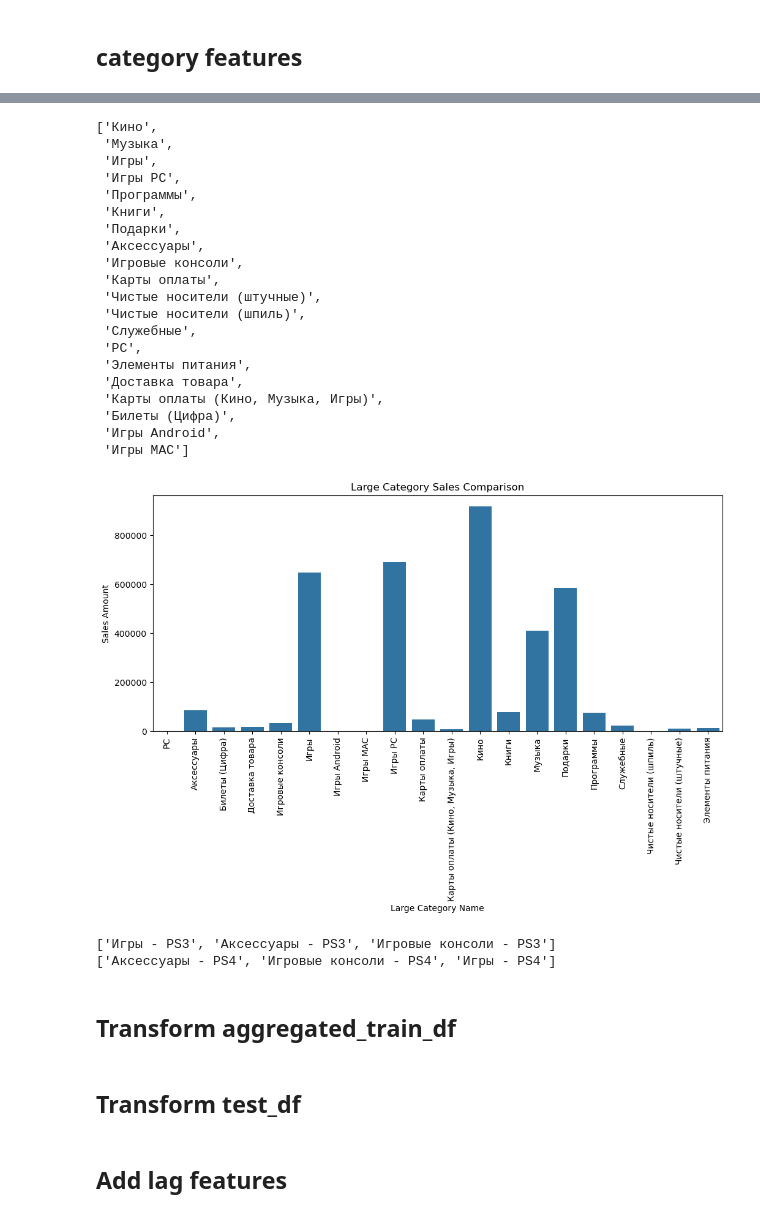
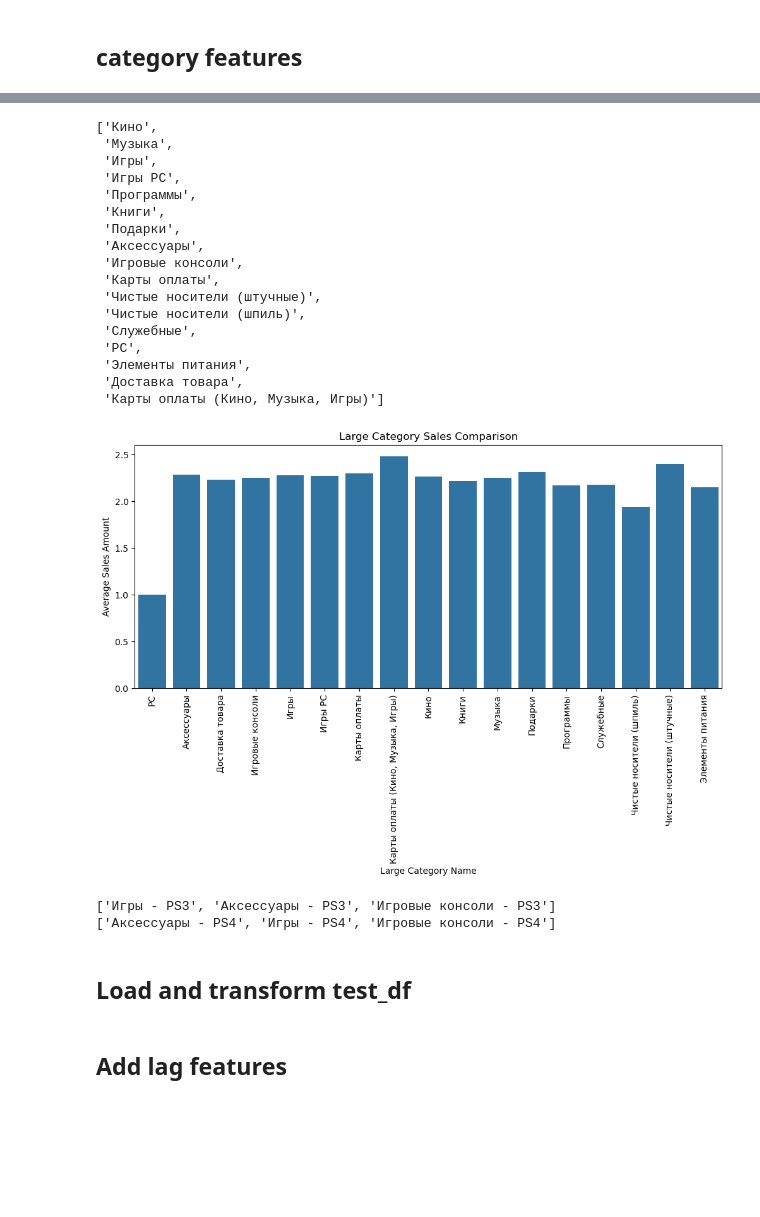
Before and after one commit to Alexennk/ml-ds-practice, a Jupyter notebook: notebooks/eda_notebook.ipynb, the cells around one changed output, grey strips where cells are left out. Cells and saved outputs as stored; diff of their text form; code cells hidden in the pictures; blank space fills up the shorter version.

```diff
--- a/notebooks/eda_notebook.ipynb
+++ b/notebooks/eda_notebook.ipynb
@@ -189,6 +194,6 @@ Categories (60, object): ['!Якутск Орджоникидзе, 56 фран',
 # %%
-train_df['shop_city'] = train_df['shop_name'].apply(lambda x: x.split(' ')[0])
-print('Number of unique shop cities:', len(train_df['shop_city'].unique()))
-train_df['shop_city'].unique()
+aggregated_train_df['shop_city'] = aggregated_train_df['shop_name'].apply(lambda x: x.split(' ')[0])
+print('Number of unique shop cities:', len(aggregated_train_df['shop_city'].unique()))
+aggregated_train_df['shop_city'].unique()
 # %% [output]
 Number of unique shop cities: 32
@@ -249,10 +255,10 @@ The same issue for 'Жуковский ул. Чкалова 39м?' and 'Жуко
 # %% [markdown]
 This should be also done for **test_df** (later when approving other transformations)
 # %%
-train_df = eda.change_shop_attributes(train_df)
+aggregated_train_df = eda.change_shop_attributes(aggregated_train_df)
 
 # transform shop_city as well
-train_df['shop_city'] = train_df['shop_name'].apply(lambda x: x.split(' ')[0])
+aggregated_train_df['shop_city'] = aggregated_train_df['shop_name'].apply(lambda x: x.split(' ')[0])
 # %% [markdown]
 ## **item** features
 # %%
@@ -339,7 +355,8 @@ plt.xticks(rotation=90);
 # %%
-train_df['large_category_name'] = train_df['item_category_name'].apply(lambda x: x.split(' - ')[0])
+# create a feature for large categories
+aggregated_train_df['large_category_name'] = train_df['item_category_name'].apply(lambda x: x.split(' - ')[0])
 
-train_df['large_category_name'].unique().tolist()
+aggregated_train_df['large_category_name'].unique().tolist()
 # %% [output]
 ['Кино',
  'Музыка',
@@ -357,27 +374,23 @@ train_df['large_category_name'].unique().tolist()
  'PC',
  'Элементы питания',
  'Доставка товара',
- 'Карты оплаты (Кино, Музыка, Игры)',
- 'Билеты (Цифра)',
- 'Игры Android',
- 'Игры MAC']
+ 'Карты оплаты (Кино, Музыка, Игры)']
 # %%
-large_categories_aggregated = train_df.groupby(['large_category_name'])['item_cnt_day'].sum()
+large_categories_aggregated = aggregated_train_df.groupby(['large_category_name'])['item_cnt_month'].mean()
 
 plt.figure(figsize=(12,5))
 ax = sns.barplot(x=large_categories_aggregated.index, y=large_categories_aggregated.values)
 plt.title("Large Category Sales Comparison")
 plt.xlabel("Large Category Name")
-plt.ylabel("Sales Amount")
+plt.ylabel("Average Sales Amount")
 plt.xticks(rotation=90);
 # %% [output]
-[figure, old version]
+[figure, new version]
 # %%
-categories = train_df['item_category_name'].unique().tolist()
+# another type of large category
+categories = aggregated_train_df['item_category_name'].unique().tolist()
 print([item_name for item_name in categories if 'PS3' in item_name])
 print([item_name for item_name in categories if 'PS4' in item_name])
 # %% [output]
 ['Игры - PS3', 'Аксессуары - PS3', 'Игровые консоли - PS3']
-['Аксессуары - PS4', 'Игровые консоли - PS4', 'Игры - PS4']
+['Аксессуары - PS4', 'Игры - PS4', 'Игровые консоли - PS4']
-# %% [markdown]
-## Transform aggregated_train_df
@@ -396,5 +397,5 @@ aggregated_train_df['shop_city'] = aggregated_train_df['shop_name'].apply(lambda
 # %% [markdown]
-## Transform test_df
+## Load and transform test_df
 # %%
 test_df = pd.read_csv('../data/merged_test.csv')
 
```
Also changed, not shown: parts of 34 cells of this notebook, 1 other file.
